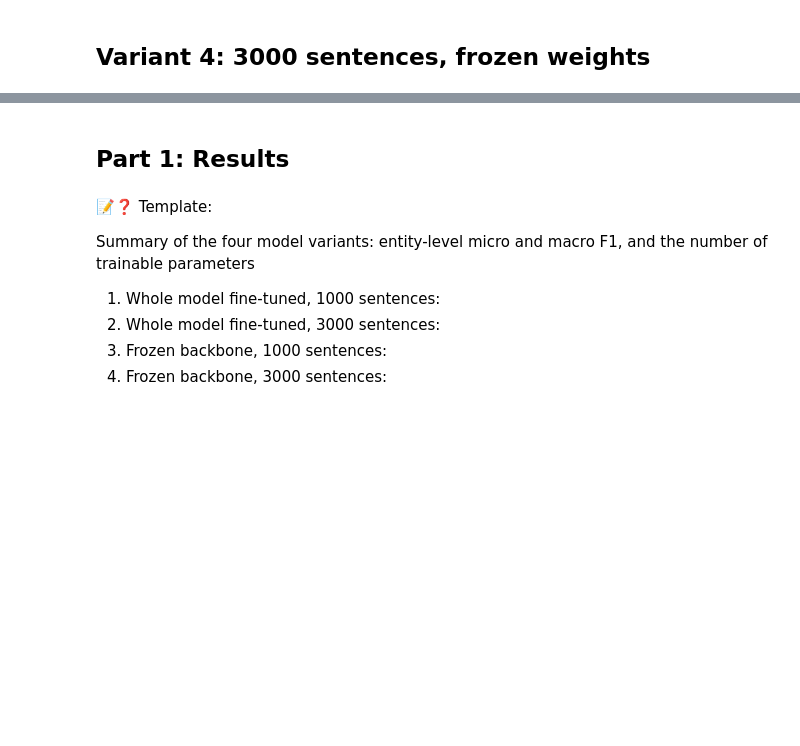
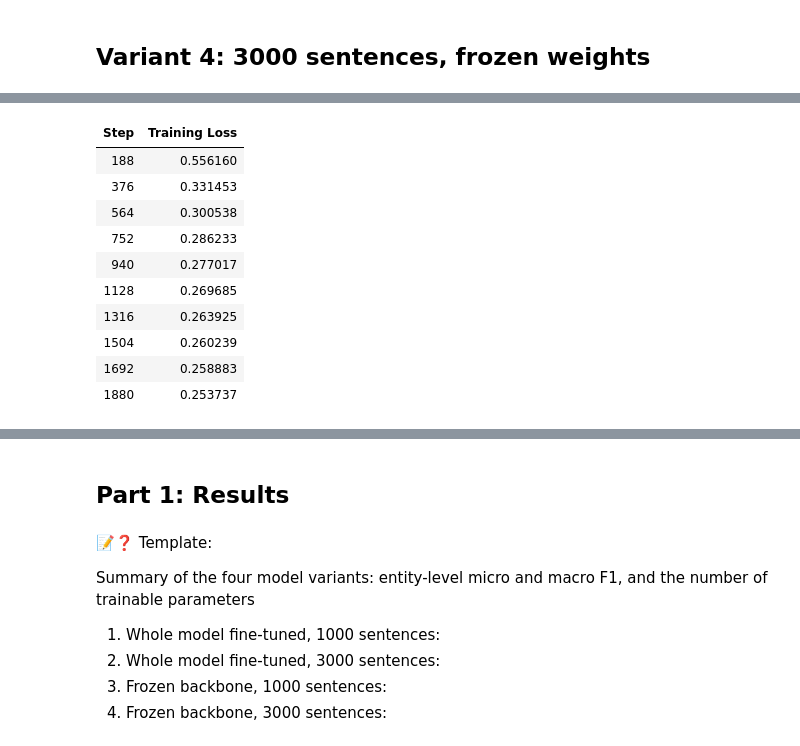
Before and after one commit to syongchaiwat/ML4NLP1-2026-Tutorial-Notebooks, a Jupyter notebook: exercises/ex4/ex4_ner.ipynb, the cells around one changed output, grey strips where cells are left out. Drawn from its saved outputs; the diff is of its cells as text; code cells hidden in the pictures; blank space fills up the shorter version.

Commit message:
ex4 part 1 prototype

```diff
--- a/exercises/ex4/ex4_ner.ipynb
+++ b/exercises/ex4/ex4_ner.ipynb
@@ -223,0 +601,72 @@ if device == 'cuda':
+# %%
+del model_v3, trainer_v3
+gc.collect()
+if device == 'cuda':
+    torch.cuda.empty_cache()
+
+extra_model_kwargs = {"attn_implementation": "eager"} if device == "mps" else {}
+model_v4 = AutoModelForTokenClassification.from_pretrained(
+    model_name,
+    num_labels=len(ner_tags),
+    id2label=id2tag,
+    label2id=ner_tags,
+    **extra_model_kwargs,
+)
+model_v4 = freeze_weights(model_v4)
+trainable_v4, total_v4 = count_trainable_parameters(model_v4)
+print(f"Variant 4 trainable parameters: {trainable_v4:,} / {total_v4:,}")
+
+training_args_v4 = TrainingArguments(
+    output_dir="./results/variant_4",
+    learning_rate=1e-3,
+    per_device_train_batch_size=16,
+    per_device_eval_batch_size=16,
+    num_train_epochs=10,
+    logging_strategy="epoch",
+    save_strategy="no",
+    report_to="none",
+    seed=42,
+)
+
+trainer_v4 = Trainer(
+    model=model_v4,
+    args=training_args_v4,
+    train_dataset=encoded_train_set3000,
+    eval_dataset=encoded_test_set,
+    processing_class=tokenizer,
+    compute_metrics=compute_metrics,
+)
+
+trainer_v4.train()
+
+preds_v4 = trainer_v4.predict(encoded_test_set)
+metrics_v4 = compute_metrics(preds_v4)
+variant_results["4. Frozen backbone, 3000 sentences"] = {
+    **metrics_v4,
+    "trainable_params": trainable_v4,
+    "total_params": total_v4,
+}
+print("Variant 4 Metrics:", metrics_v4)
+
+# Clean up GPU memory after Variant 4
+del model_v4, trainer_v4
+gc.collect()
+if device == 'cuda':
+    torch.cuda.empty_cache()
+
+# Print Part 1 summary for all 4 variants
+print("\n" + "=" * 75)
+print("PART 1 SUMMARY: Entity-level F1 & Trainable Parameters")
+print("=" * 75)
+for name, res in variant_results.items():
+    print(
+        f"{name:42s} | micro_f1: {res['micro_f1']:.4f} | macro_f1: {res['macro_f1']:.4f} "
+        f"| trainable params: {res['trainable_params']:,} / {res['total_params']:,}"
+    )
+print("-" * 75)
+print(
+    f"Variant 2 Comparison -> Entity-level: micro_f1={variant_results['2. Whole model fine-tuned, 3000 sentences']['micro_f1']:.4f}, "
+    f"macro_f1={variant_results['2. Whole model fine-tuned, 3000 sentences']['macro_f1']:.4f} | "
+    f"Token-level (incl. 'O'): micro_f1={token_micro_f1_v2:.4f}, macro_f1={token_macro_f1_v2:.4f}"
+)
+# %% [output]
@@ -223,0 +693,11 @@ if device == 'cuda':
+| Step | Training Loss |
+| 188 | 0.556160 |
+| 376 | 0.331453 |
+| 564 | 0.300538 |
+| 752 | 0.286233 |
+| 940 | 0.277017 |
+| 1128 | 0.269685 |
+| 1316 | 0.263925 |
+| 1504 | 0.260239 |
+| 1692 | 0.258883 |
+| 1880 | 0.253737 |
```
Also changed, not shown: parts of 26 cells of this notebook.
